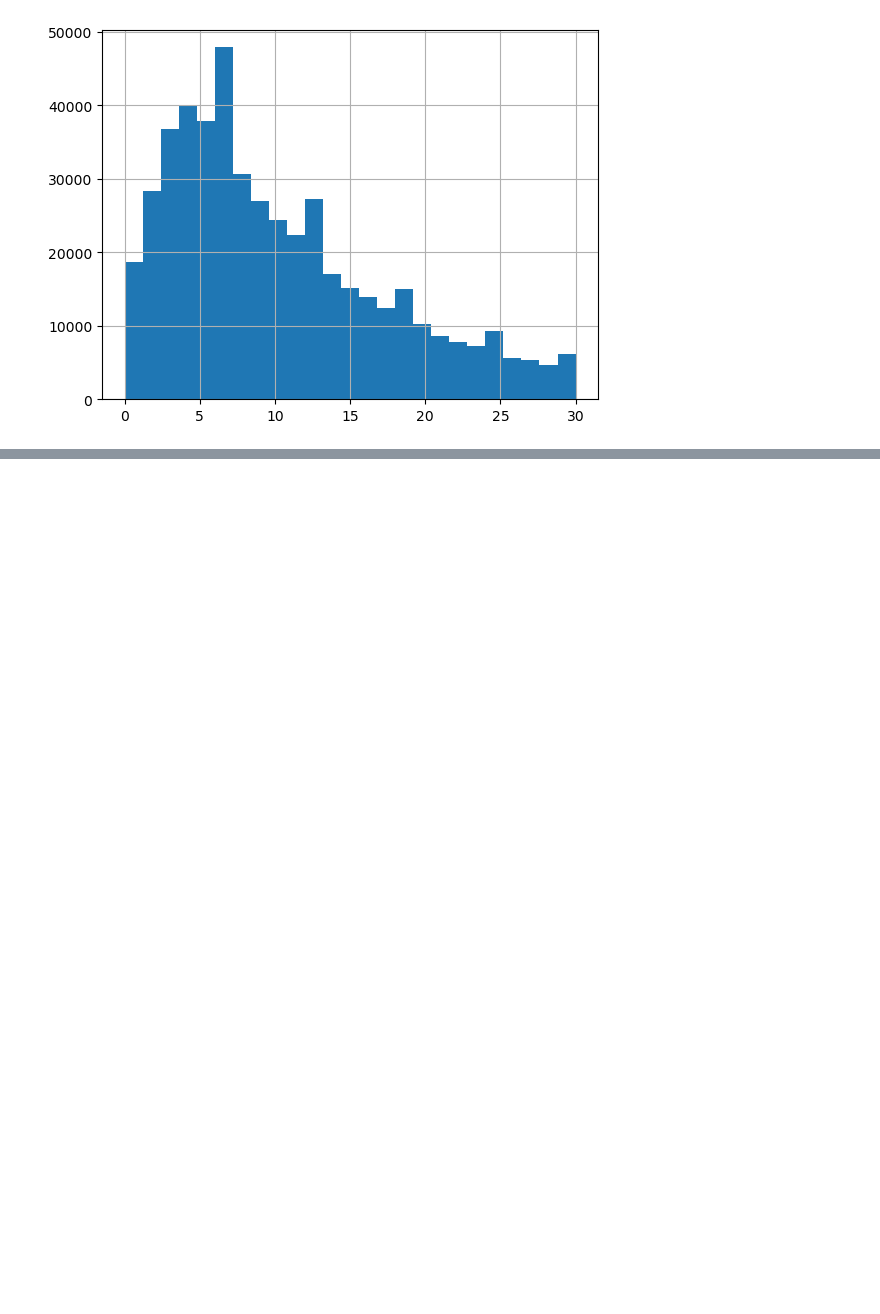
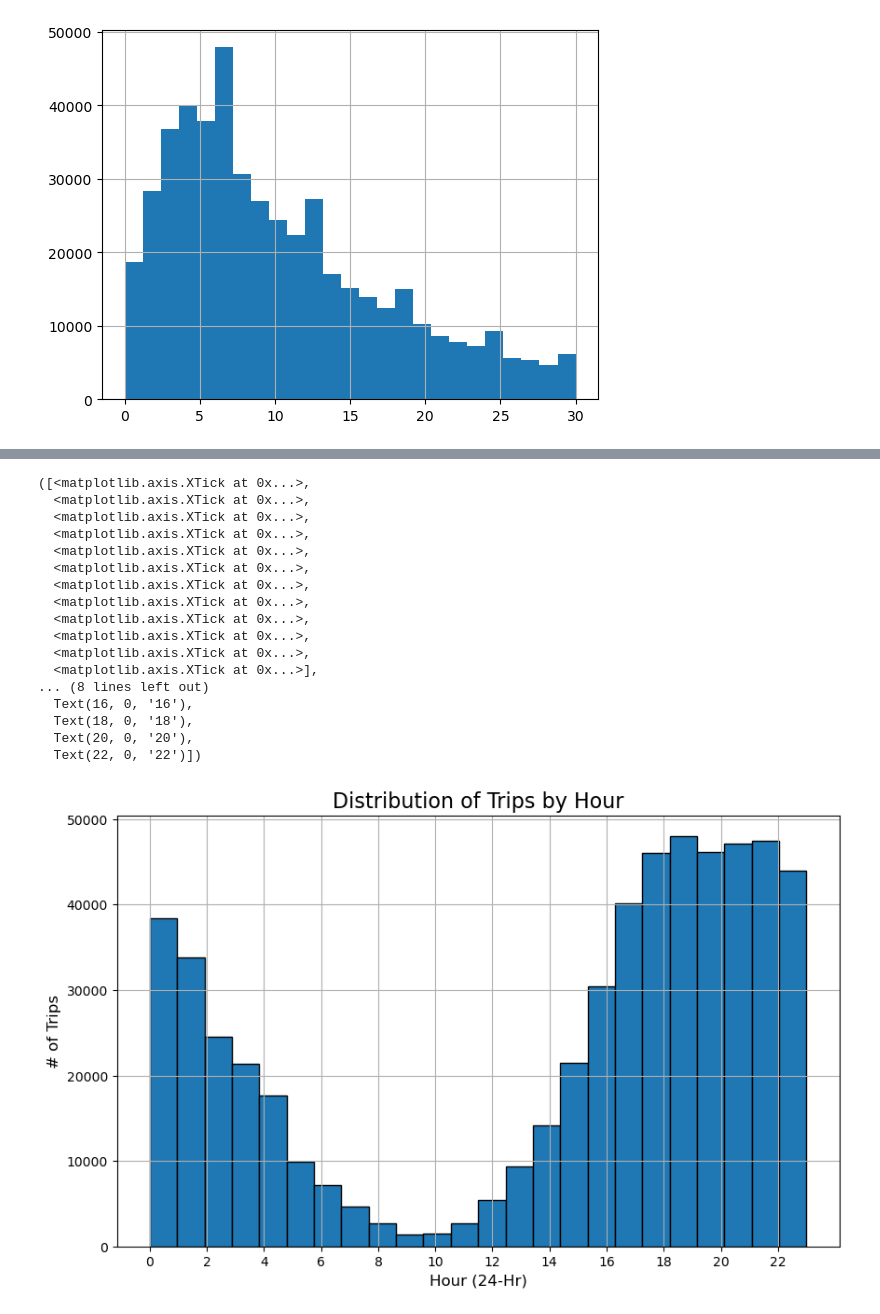
Before and after one commit to NSS-Full-Time-Data-Analytics-11/nashville-scooters-tucker, a Jupyter notebook: scooters_riley.ipynb, the cells around one changed output, grey strips where cells are left out. Drawn from its saved outputs; the diff is of its cells as text; code cells hidden in the pictures; blank space fills up the shorter version.

```diff
--- a/scooters_riley.ipynb
+++ b/scooters_riley.ipynb
@@ -254,0 +264,2 @@ trips3.tripduration.hist(bins = 25)
+# %%
+trips['hour'] = trips['pubtimestamp'].dt.hour
@@ -254,0 +277,28 @@ trips3.tripduration.hist(bins = 25)
+# %%
+trips.hour.hist(bins = 24,
+                edgecolor = 'black',
+                figsize = (10,6))
+
+plt.title('Distribution of Trips by Hour', fontsize = 16)
+plt.xlabel('Hour (24-Hr)', fontsize = 12)
+plt.ylabel('# of Trips', fontsize = 12)
+plt.xticks(np.arange(0, 24, step = 2))
+# %% [output]
+([<matplotlib.axis.XTick at 0x...>,
+  <matplotlib.axis.XTick at 0x...>,
+  <matplotlib.axis.XTick at 0x...>,
+  <matplotlib.axis.XTick at 0x...>,
+  <matplotlib.axis.XTick at 0x...>,
+  <matplotlib.axis.XTick at 0x...>,
+  <matplotlib.axis.XTick at 0x...>,
+  <matplotlib.axis.XTick at 0x...>,
+  <matplotlib.axis.XTick at 0x...>,
+  <matplotlib.axis.XTick at 0x...>,
+  <matplotlib.axis.XTick at 0x...>,
+  <matplotlib.axis.XTick at 0x...>],
+... (8 lines left out)
+  Text(16, 0, '16'),
+  Text(18, 0, '18'),
+  Text(20, 0, '20'),
+  Text(22, 0, '22')])
+[figure, added]
```
Also changed, not shown: parts of 6 cells of this notebook, 1 other file.
